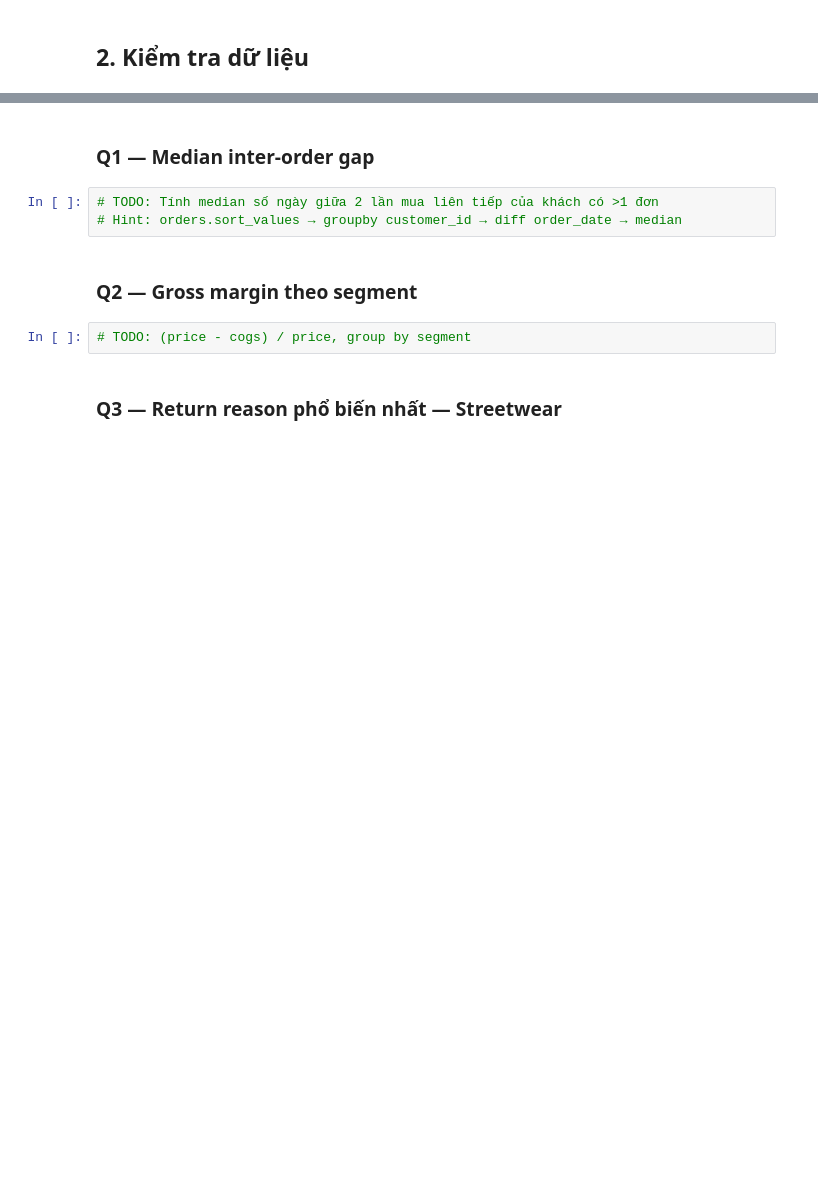
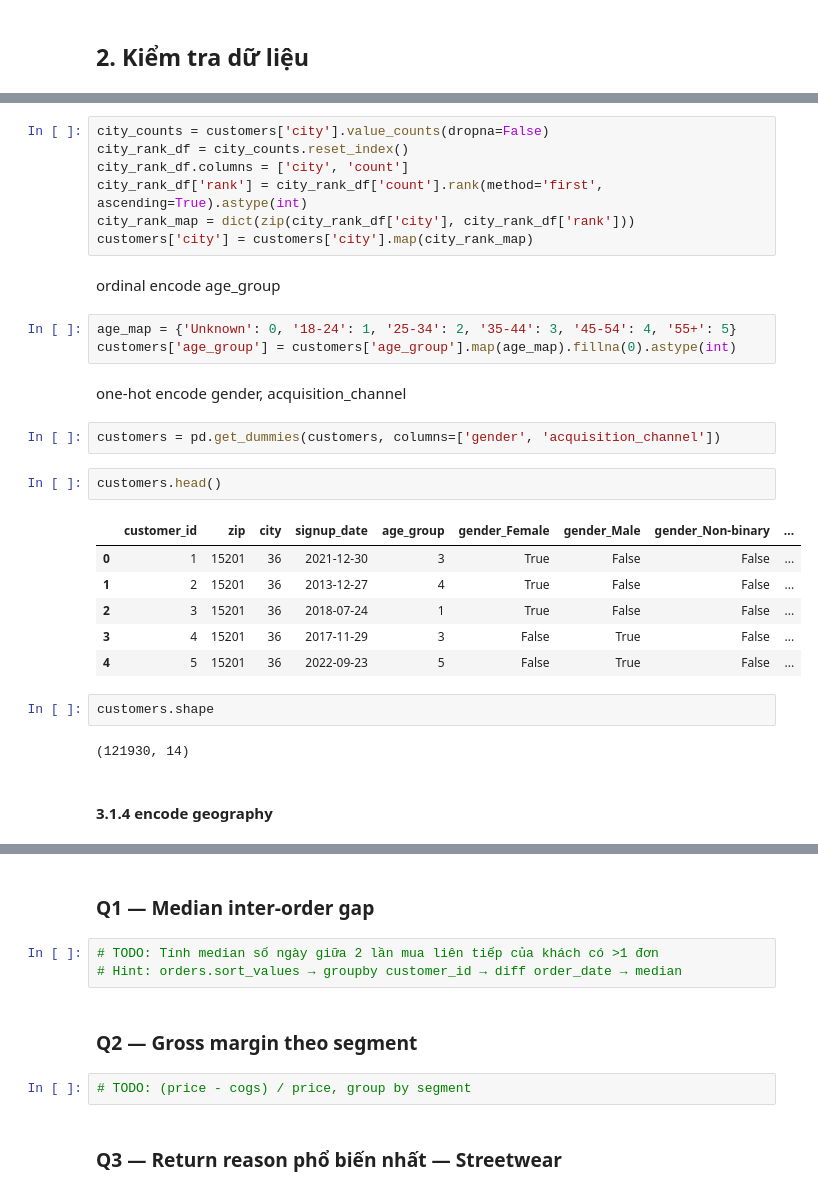
Before and after one commit to xandertrinhnam31-afk/Lanh-It-s-Du-Lieu, a Jupyter notebook: notebooks/01_data_loading_and_mcq.ipynb, the cells around one changed output, grey strips where cells are left out. Cells and saved outputs as stored; diff of their text form; blank space fills up the shorter version.

```diff
--- a/notebooks/01_data_loading_and_mcq.ipynb
+++ b/notebooks/01_data_loading_and_mcq.ipynb
@@ -46,0 +260,31 @@ display(check_duplicates(dfs))
+# %%
+city_counts = customers['city'].value_counts(dropna=False)
+city_rank_df = city_counts.reset_index()
+city_rank_df.columns = ['city', 'count']
+city_rank_df['rank'] = city_rank_df['count'].rank(method='first', ascending=True).astype(int)
+city_rank_map = dict(zip(city_rank_df['city'], city_rank_df['rank']))
+customers['city'] = customers['city'].map(city_rank_map)
+# %% [markdown]
+ordinal encode age_group
+# %%
+age_map = {'Unknown': 0, '18-24': 1, '25-34': 2, '35-44': 3, '45-54': 4, '55+': 5}
+customers['age_group'] = customers['age_group'].map(age_map).fillna(0).astype(int)
+# %% [markdown]
+one-hot encode gender, acquisition_channel
+# %%
+customers = pd.get_dummies(customers, columns=['gender', 'acquisition_channel'])
+# %%
+customers.head()
+# %% [output]
+|  | customer_id | zip | city | signup_date | age_group | gender_Female | gender_Male | gender_Non-binary | ... |
+| 0 | 1 | 15201 | 36 | 2021-12-30 | 3 | True | False | False | ... |
+| 1 | 2 | 15201 | 36 | 2013-12-27 | 4 | True | False | False | ... |
+| 2 | 3 | 15201 | 36 | 2018-07-24 | 1 | True | False | False | ... |
+| 3 | 4 | 15201 | 36 | 2017-11-29 | 3 | False | True | False | ... |
+| 4 | 5 | 15201 | 36 | 2022-09-23 | 5 | False | True | False | ... |
+# %%
+customers.shape
+# %% [output]
+(121930, 14)
+# %% [markdown]
+#### 3.1.4 encode geography
```
Also changed, not shown: parts of 54 cells of this notebook, 15 other files.
